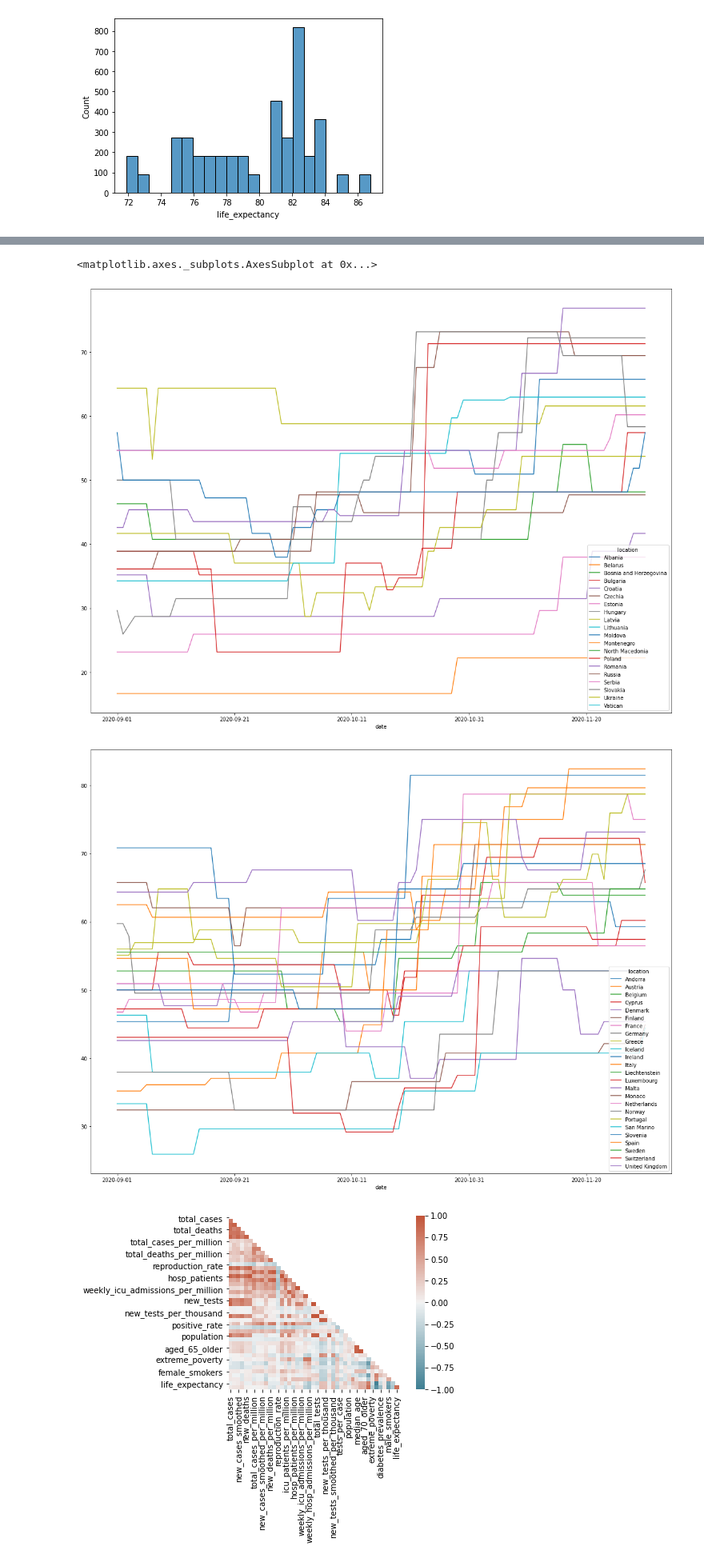
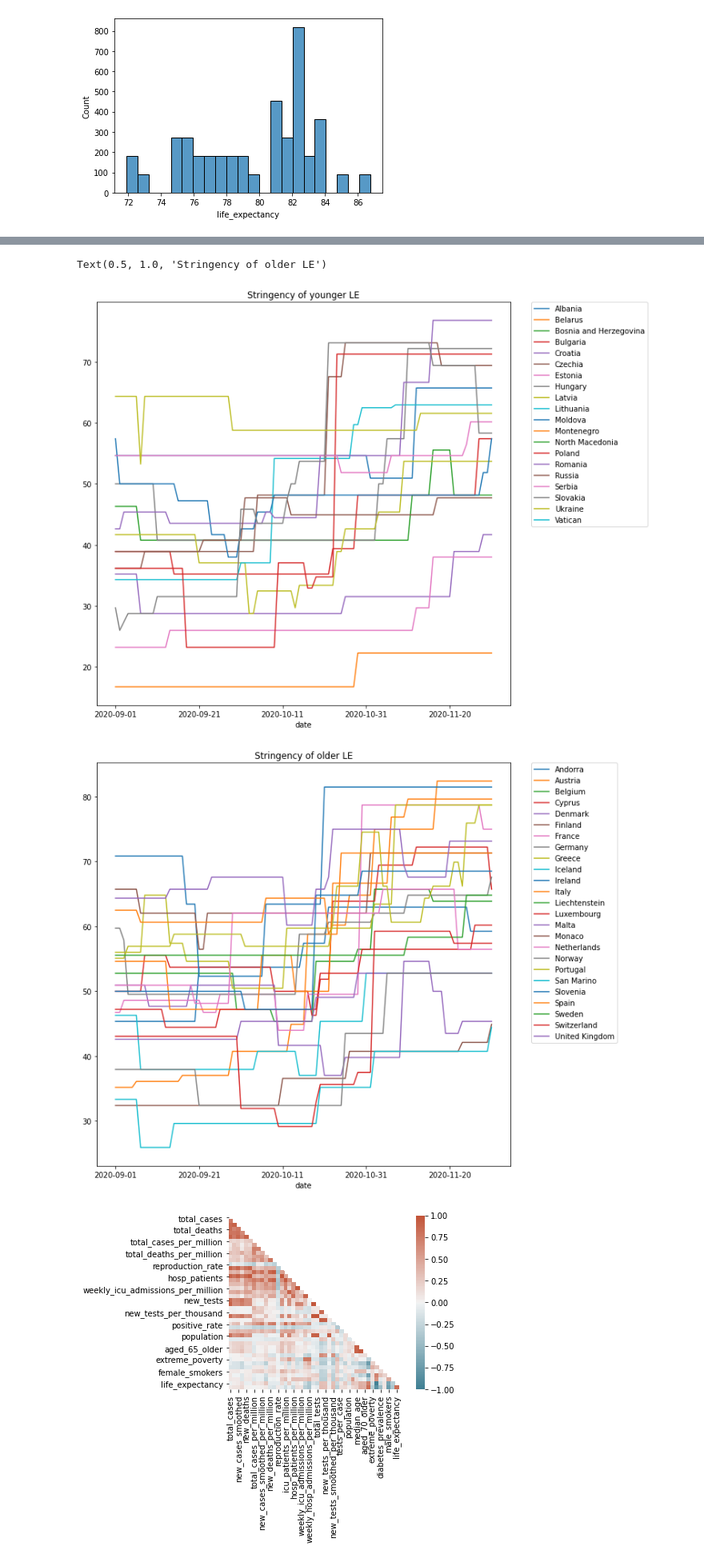
Before and after one commit to stefan-stein/Citadel-Datathon-2021, a Jupyter notebook: Charlotte - owid-covid-data.ipynb, the cells around one changed output, grey strips where cells are left out. Shown at 80% size. Saved outputs shown, nothing was run; the diff lists cells and outputs as text; code cells hidden in the pictures.

```diff
--- a/Charlotte - owid-covid-data.ipynb
+++ b/Charlotte - owid-covid-data.ipynb
@@ -102,17 +107,21 @@ total_deaths_df.plot(figsize=(20,15))
 # %%
 stringency_df = young_df.stringency_index
 stringency_df = stringency_df.unstack()
-stringency_df.plot(figsize=(20,15))
+stringency_df.plot(figsize=(10,10))
+plt.legend(bbox_to_anchor=(1.05, 1), loc=2, borderaxespad=0.)
+plt.title("Stringency of younger LE")
 
 stringency_df = old_df.stringency_index
 stringency_df = stringency_df.unstack()
-stringency_df.plot(figsize=(20,15))
+stringency_df.plot(figsize=(10,10))
+plt.legend(bbox_to_anchor=(1.05, 1), loc=2, borderaxespad=0.)
+plt.title("Stringency of older LE")
 
 ## stringency generally increases over time for both groups
 # %% [output]
-<matplotlib.axes._subplots.AxesSubplot at 0x...>
+Text(0.5, 1.0, 'Stringency of older LE')
-[figure, old version]
+[figure, new version]
-[figure, old version]
+[figure, new version]
 # %%
 corr = scaled_df.corr()
 mask = np.zeros_like(corr)
```
Also changed, not shown: parts of 6 cells of this notebook, 1 other file.
